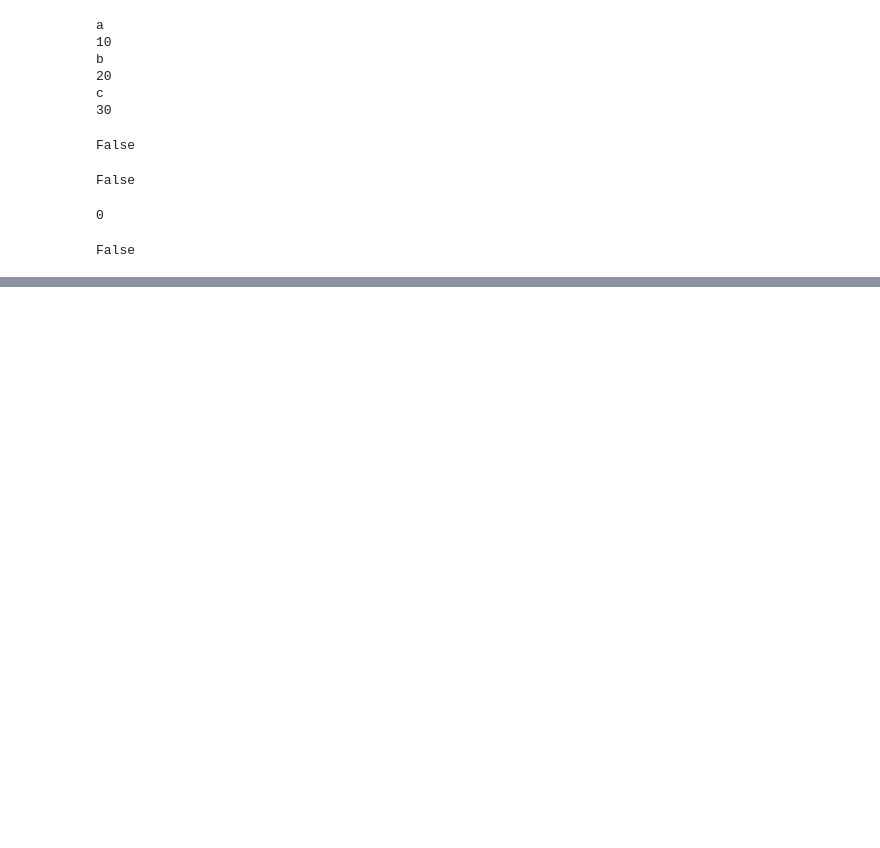
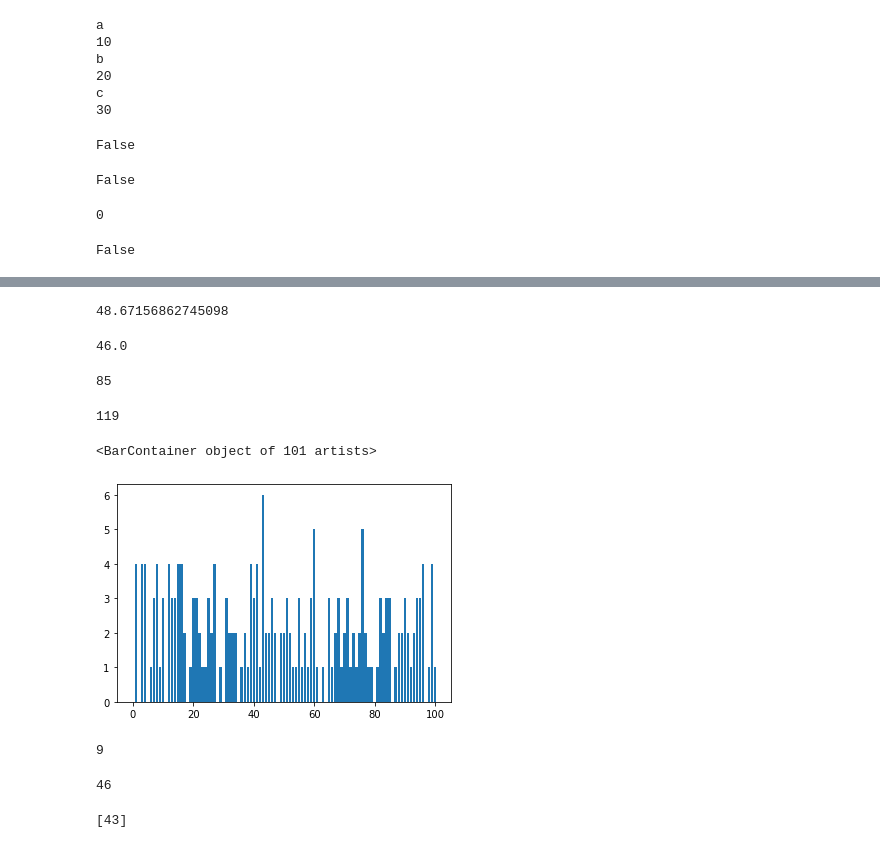
Before and after one commit to caiosalgado/mat_quinta, a Jupyter notebook: Data Science do Zero/Prefacio_Python.ipynb, the cells around one changed output, grey strips where cells are left out. Saved outputs shown, nothing was run; the diff lists cells and outputs as text; code cells hidden in the pictures; blank space fills up the shorter version.

```diff
--- a/Data Science do Zero/Prefacio_Python.ipynb
+++ b/Data Science do Zero/Prefacio_Python.ipynb
@@ -1004,0 +1634,4 @@ False
+# %%
+mean(num_friends)
+# %% [output]
+48.67156862745098
@@ -1004,0 +1650,17 @@ False
+# %%
+median(num_friends)
+# %% [output]
+46.0
+# %%
+len([ x for x in num_friends if x >= 55.5])
+# %% [output]
+85
+# %%
+len([ x for x in num_friends if x < 55.5])
+# %% [output]
+119
+# %%
+plt.bar(xs, ys)
+# %% [output]
+<BarContainer object of 101 artists>
+[figure, added]
@@ -1004,0 +1671,8 @@ False
+# %%
+quantile(num_friends, .1)
+# %% [output]
+9
+# %%
+quantile(num_friends, .5)
+# %% [output]
+46
@@ -1004,0 +1684,4 @@ False
+# %%
+mode(num_friends)
+# %% [output]
+[43]
```
Also changed, not shown: parts of 285 cells of this notebook, 20 other files.
